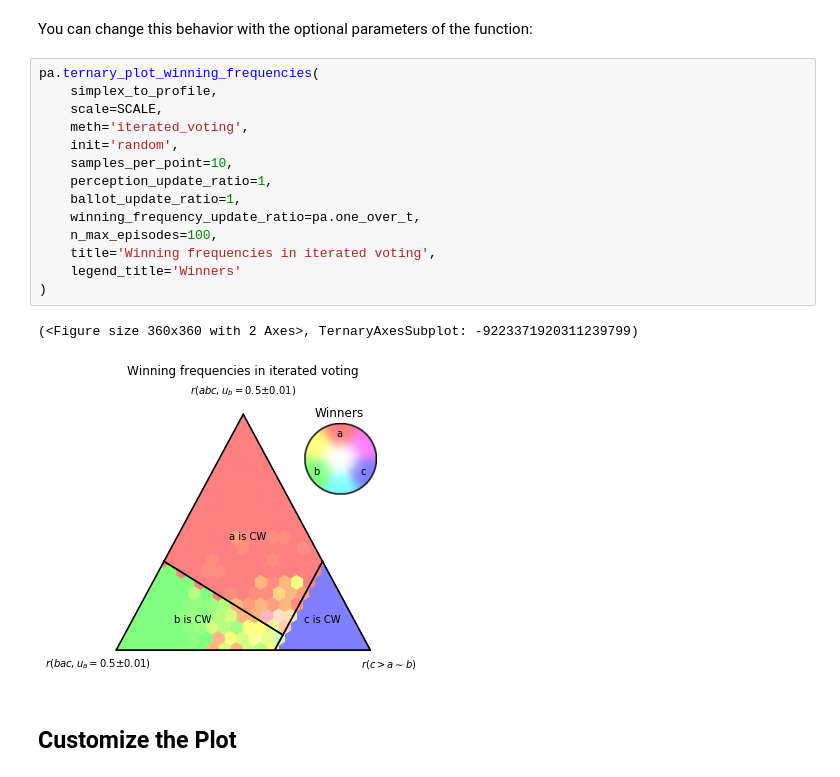
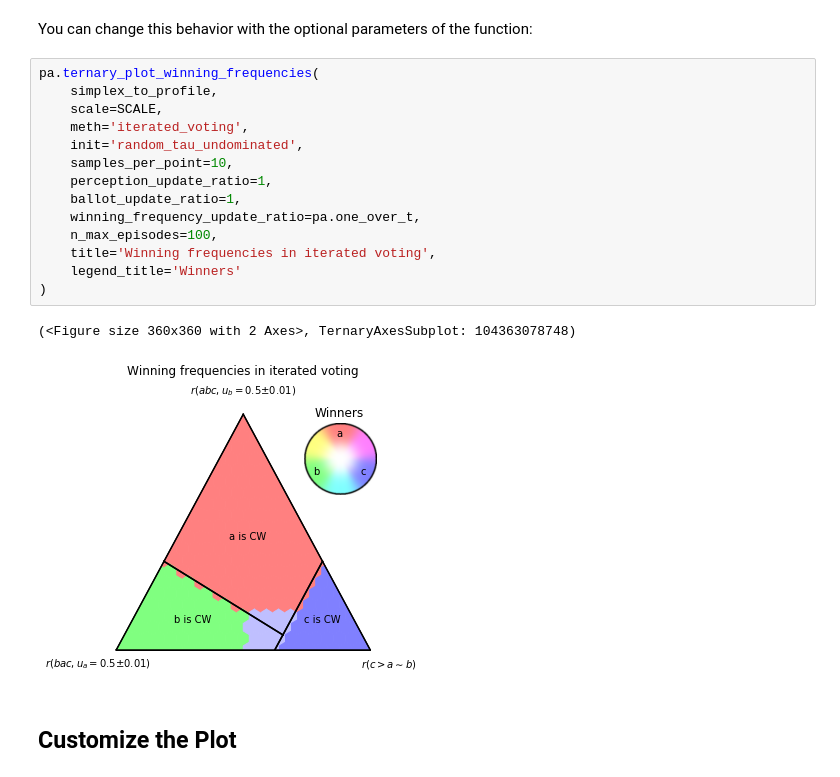
Before and after one commit to francois-durand/poisson_approval, a Jupyter notebook: docs/tutorials/tutorial_ternary_plots.ipynb, the cells around one changed output. Cells and saved outputs as stored; diff of their text form.

```diff
--- a/docs/tutorials/tutorial_ternary_plots.ipynb
+++ b/docs/tutorials/tutorial_ternary_plots.ipynb
@@ -99,20 +99,20 @@ You can change this behavior with the optional parameters of the function:
 # %%
 pa.ternary_plot_winning_frequencies(
     simplex_to_profile,
     scale=SCALE,
     meth='iterated_voting',
-    init='random',
+    init='random_tau_undominated',
     samples_per_point=10,
     perception_update_ratio=1,
     ballot_update_ratio=1,
     winning_frequency_update_ratio=pa.one_over_t,
     n_max_episodes=100,
     title='Winning frequencies in iterated voting',
     legend_title='Winners'
 )
 # %% [output]
-(<Figure size 360x360 with 2 Axes>, TernaryAxesSubplot: -9223371920311239799)
+(<Figure size 360x360 with 2 Axes>, TernaryAxesSubplot: 104363078748)
-[figure, old version]
+[figure, new version]
 # %% [markdown]
 ## Customize the Plot
 # %% [markdown]
```
Also changed, not shown: parts of 5 cells of this notebook, 7 other files.
